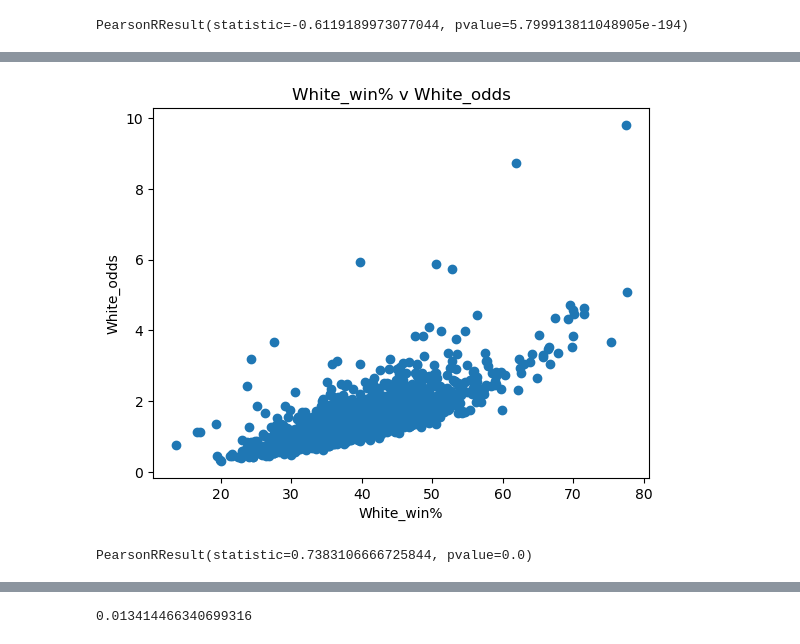
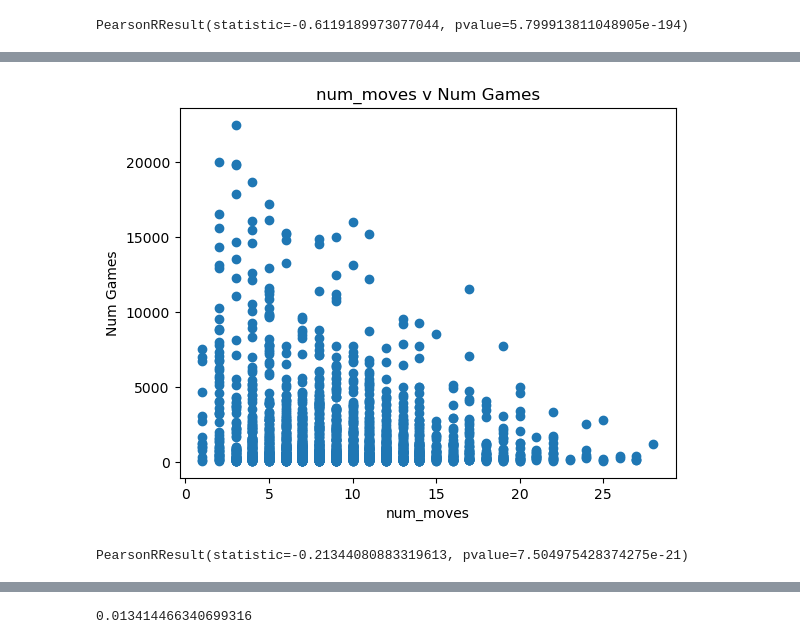
Before and after one commit to alexandredesbos/DAV-CA1, a Jupyter notebook: main.ipynb, the cells around one changed output, grey strips where cells are left out. Saved outputs shown, nothing was run; the diff lists cells and outputs as text; code cells hidden in the pictures.

Commit message:
data modifications

```diff
--- a/main.ipynb
+++ b/main.ipynb
@@ -208,12 +190,12 @@ PearsonRResult(statistic=-0.6119189973077044, pvalue=5.799913811048905e-194)
 # %%
-plt.title("White_win% v White_odds")
-plt.xlabel("White_win%")
-plt.ylabel("White_odds")
-plt.scatter(df['White_win%'], df['White_odds'])
+plt.title("num_moves v Num Games")
+plt.xlabel("num_moves")
+plt.ylabel("Num Games")
+plt.scatter(data['num_moves'], data['Num Games'])
 plt.show()
 
-corr = pearsonr(df['White_win%'], df['White_odds'])
+corr = pearsonr(data['num_moves'], data['Num Games'])
 print(corr)
 # %% [output]
-[figure, old version]
+[figure, new version]
-PearsonRResult(statistic=0.7383106666725844, pvalue=0.0)
+PearsonRResult(statistic=-0.21344080883319613, pvalue=7.504975428374275e-21)
```
Also changed, not shown: parts of 17 cells of this notebook.
